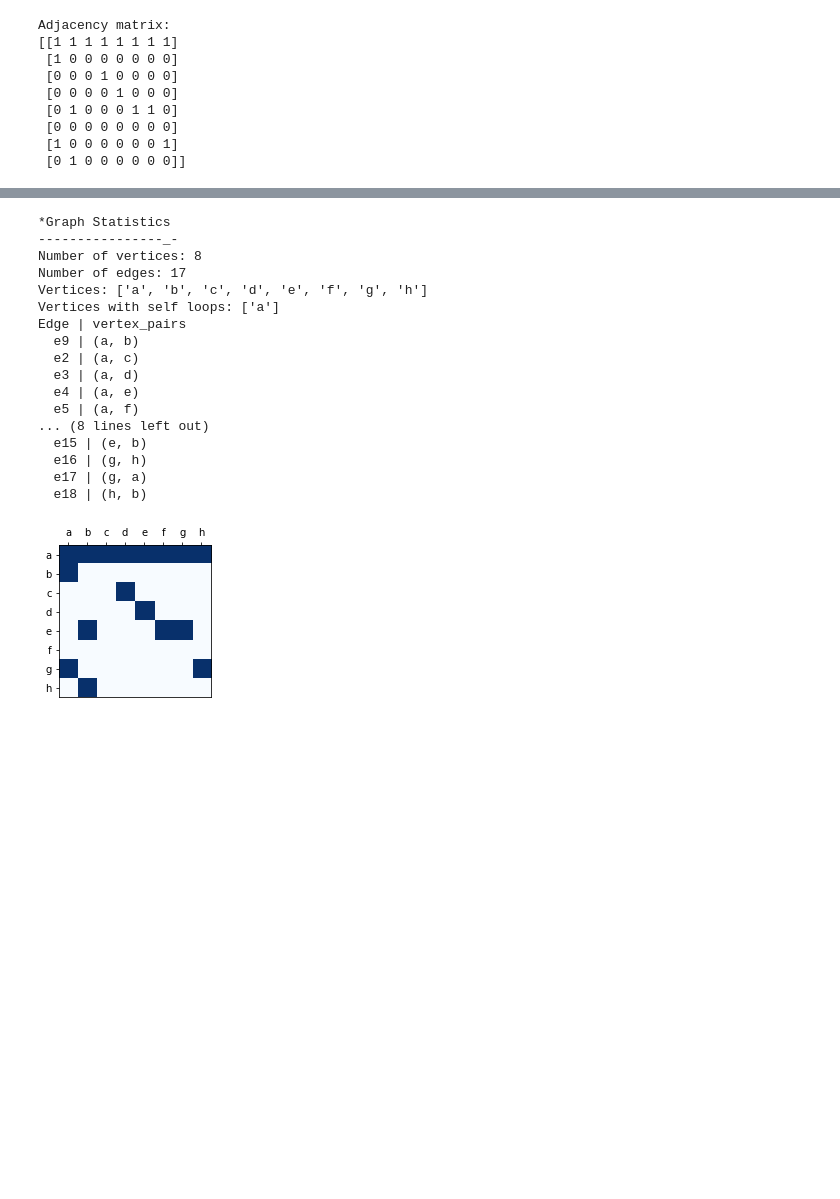
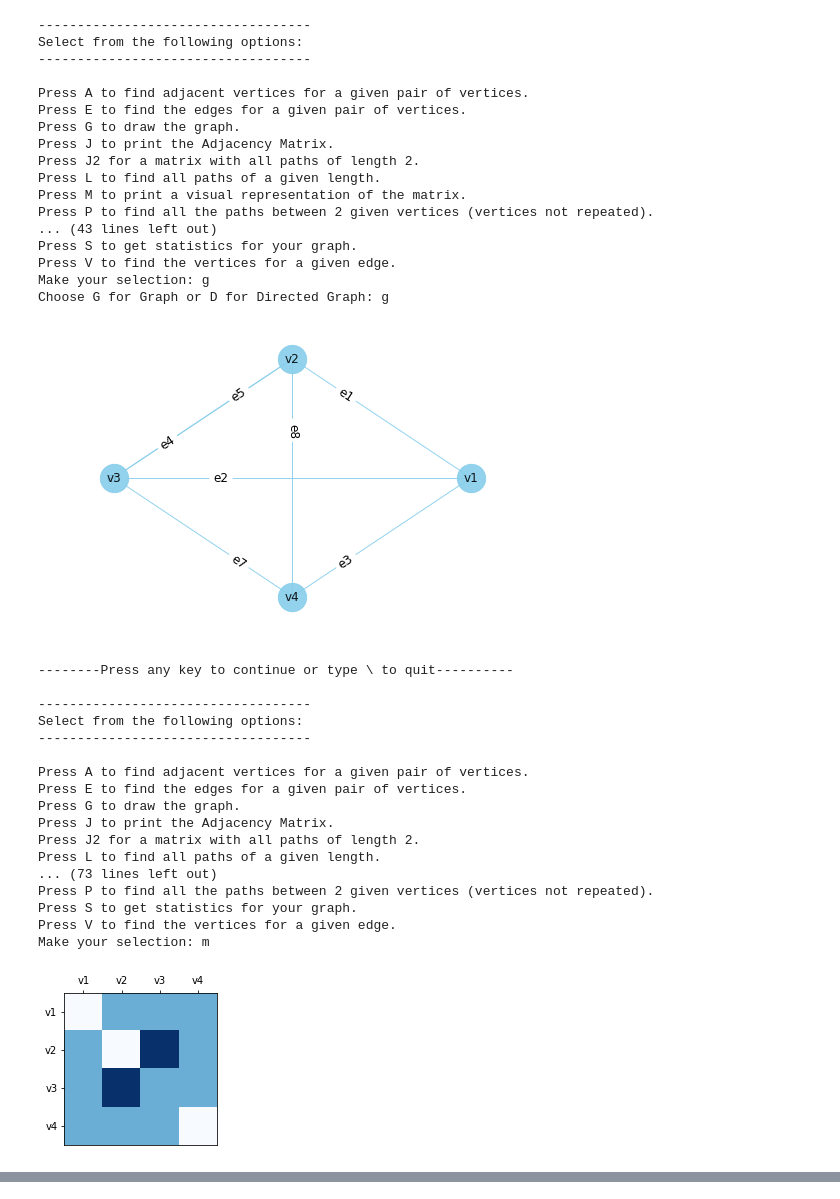
Before and after one commit to rachelf21/Graph_Generator, a Jupyter notebook: Graph Generator.ipynb, the cells around one changed output, grey strips where cells are left out. Saved outputs shown, nothing was run; the diff lists cells and outputs as text; code cells hidden in the pictures; blank space fills up the shorter version.

```diff
--- a/Graph Generator.ipynb
+++ b/Graph Generator.ipynb
@@ -152,12 +281,39 @@ Enter G for Graph or D for Directed Graph: d
 # %%
-print_adj_matrix(G)
+main(G)
 # %% [output]
-Adjacency matrix:
-[[1 1 1 1 1 1 1 1]
- [1 0 0 0 0 0 0 0]
- [0 0 0 1 0 0 0 0]
- [0 0 0 0 1 0 0 0]
- [0 1 0 0 0 1 1 0]
- [0 0 0 0 0 0 0 0]
- [1 0 0 0 0 0 0 1]
- [0 1 0 0 0 0 0 0]]
+-----------------------------------
+Select from the following options:
+-----------------------------------
+
+Press A to find adjacent vertices for a given pair of vertices.
+Press E to find the edges for a given pair of vertices.
+Press G to draw the graph.
+Press J to print the Adjacency Matrix.
+Press J2 for a matrix with all paths of length 2.
+Press L to find all paths of a given length.
+Press M to print a visual representation of the matrix.
+Press P to find all the paths between 2 given vertices (vertices not repeated).
+... (43 lines left out)
+Press S to get statistics for your graph.
+Press V to find the vertices for a given edge.
+Make your selection: g
+Choose G for Graph or D for Directed Graph: g
+[figure, added]
+--------Press any key to continue or type \ to quit----------
+
+-----------------------------------
+Select from the following options:
+-----------------------------------
+
+Press A to find adjacent vertices for a given pair of vertices.
+Press E to find the edges for a given pair of vertices.
+Press G to draw the graph.
+Press J to print the Adjacency Matrix.
+Press J2 for a matrix with all paths of length 2.
+Press L to find all paths of a given length.
+... (73 lines left out)
+Press P to find all the paths between 2 given vertices (vertices not repeated).
+Press S to get statistics for your graph.
+Press V to find the vertices for a given edge.
+Make your selection: m
+[figure, added]
@@ -164,24 +336,0 @@ Adjacency matrix:
-# %%
-print_graph_stats(G)
-# %% [output]
-*Graph Statistics
-----------------_-
-Number of vertices: 8
-Number of edges: 17
-Vertices: ['a', 'b', 'c', 'd', 'e', 'f', 'g', 'h']
-Vertices with self loops: ['a']
-Edge | vertex_pairs
-  e9 | (a, b)
-  e2 | (a, c)
-  e3 | (a, d)
-  e4 | (a, e)
-  e5 | (a, f)
-... (8 lines left out)
-  e15 | (e, b)
-  e16 | (g, h)
-  e17 | (g, a)
-  e18 | (h, b)
-# %%
-print_matrix(G)
-# %% [output]
-[figure, removed]
```
Also changed, not shown: parts of 10 cells of this notebook.
